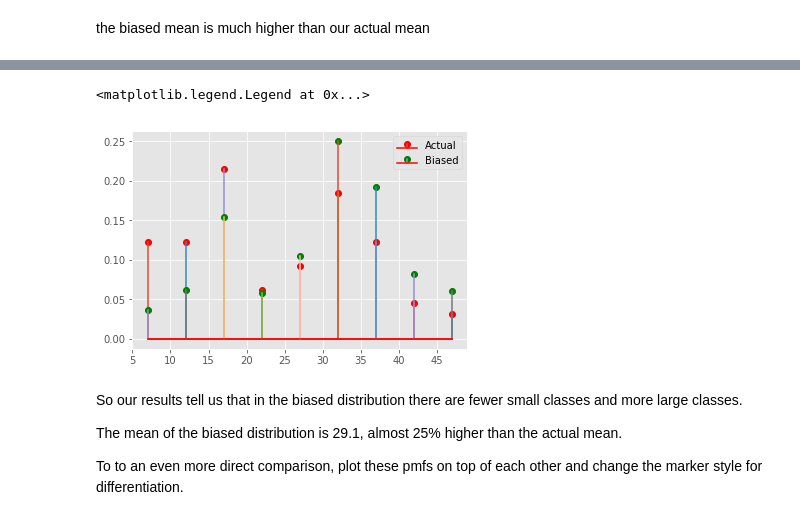
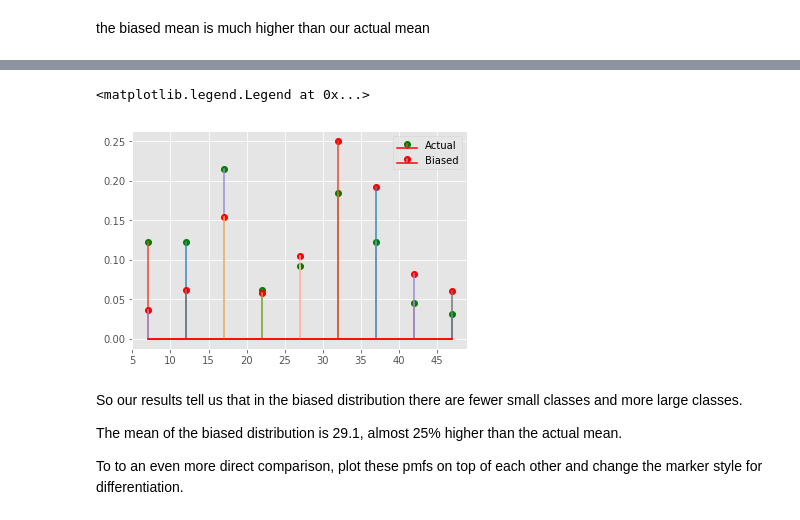
Before and after one commit to as6140/dsc-1-09-07-the-probability-mass-function-lab-seattle-ds-career-040119, a Jupyter notebook: index.ipynb, the cells around one changed output, grey strips where cells are left out. Saved outputs shown, nothing was run; the diff lists cells and outputs as text; code cells hidden in the pictures.

```diff
--- a/index.ipynb
+++ b/index.ipynb
@@ -168,16 +168,16 @@ Here we see it, the average or expected value of biased results become much high
 # %%
 # Plot pmfs side by side
 fig, ax = plt.subplots()
 plt.style.use('ggplot')
 
-ax.stem(sizes,pmf, '-', 'ro', 'r-',label='Actual')
+ax.stem(sizes,pmf, '-', 'go', 'r-',label='Actual')
 
-ax.stem(sizes, pmf2, '-', 'go', 'r-', label='Biased')
+ax.stem(sizes, pmf2, '-', 'ro', 'r-', label='Biased')
 
 ax.legend()
 # %% [output]
 <matplotlib.legend.Legend at 0x...>
-[figure, old version]
+[figure, new version]
 # %% [markdown]
 So our results tell us that in the biased distribution there are fewer small classes and more large classes.
 
```
